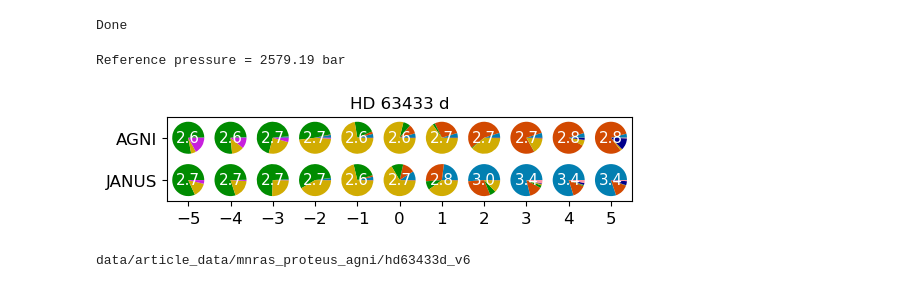
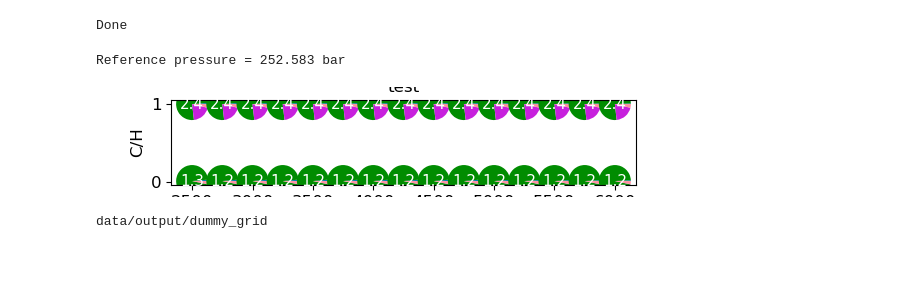
Before and after one commit to nichollsh/proteus_analysis, a Jupyter notebook: composition_pies.ipynb, the cells around one changed output. Saved outputs shown, nothing was run; the diff lists cells and outputs as text; code cells hidden in the pictures; blank space fills up the shorter version.

Commit message:
Removed old code. Updated load_grid.py for new config format

```diff
--- a/composition_pies.ipynb
+++ b/composition_pies.ipynb
@@ -26,7 +32,7 @@ stts = lg.get_statuses(pgrid_dir)
 print(" ")
 
 # Configuration variables
-cvars = lg.load_cvars(cases)
+configs = lg.load_configs(cases)
 
 print(" ")
 
@@ -70,10 +76,9 @@ def make_pies(x,x_lbl, y,y_lbl, control,
     for i in range(len(x)):
         skip_this = False
         for k in control.keys():
-            if k in cvars.keys():
-                if not np.isclose(cvars[k][i],control[k]):
-                    skip_this = True
-                    break
+            if not np.isclose(lg.descend_get(configs[i],k),control[k]):
+                skip_this = True
+                break
         if skip_this:
             continue
         x_plt = np.append(x_plt, x[i])
@@ -88,8 +93,8 @@ def make_pies(x,x_lbl, y,y_lbl, control,
 
     fig,ax = plt.subplots(1,1, figsize=figsize)
 
-    present = np.full(len(lg.volatile_species), False)
-    for j,v in enumerate(lg.volatile_species):
+    present = np.full(len(gas_list), False)
+    for j,v in enumerate(gas_list):
         for i in range(len(x_plt)):
             r = lg.access_hvars(hvars,v+"_vmr",-1)[c_plt[i]]
             if r > 1.0e-30:
@@ -101,11 +106,11 @@ def make_pies(x,x_lbl, y,y_lbl, control,
     for i in range(len(x_plt)):
         ratios = []
         colors = []
-        for j,v in enumerate(lg.volatile_species):
+        for j,v in enumerate(gas_list):
             if not present[j]:
                 continue
             ratios.append(lg.access_hvars(hvars,v+"_vmr",time_idx)[c_plt[i]])
-            colors.append(lg.volatile_colors[v])
+            colors.append(get_colour(v))
         tot = np.sum(ratios)
         if tot < 1.0 - 1e-5:
             raise Exception("Mixing ratios do not sum to unity (sum=%.10f)"%tot)
@@ -138,9 +143,9 @@ def make_pies(x,x_lbl, y,y_lbl, control,
     # Legend
     if plot_legend:
         patches = []
-        for j,v in enumerate(lg.volatile_species):
+        for j,v in enumerate(gas_list):
             if present[j]:
-                patches.append(mpatches.Patch(color=lg.volatile_colors[v], label=lg.volatile_pretty[v]))
+                patches.append(mpatches.Patch(color=get_colour(v), label=latexify(v)))
         leg = ax.legend(handles=patches,loc='upper center', bbox_to_anchor=(0.5, -0.53), ncol=4,
                         title="",fancybox=True, framealpha=0.5, labelspacing=0.2)
         if dark_theme:
@@ -189,19 +194,18 @@ def make_pies(x,x_lbl, y,y_lbl, control,
     plt.show()
 # %%
 # Y-variables
-y = cvars["atmosphere_model"]
-y_lbl = ""
+y = lg.access_configs(configs,"delivery.elements.CH_ratio")
+y_lbl = "C/H"
 logy=False
-ytick = [0,1]
-yticklbl = ["JANUS","AGNI"]
-ylim=[-0.5,1.5]
+ytick = []
+yticklbl = []
+ylim=[]
 
 # X-variables
-x = cvars["fO2_shift_IW"]
-x_lbl = ""
-# x_lbl = "log$_{10}$ (fO$_{2}$ / IW)"
+x = lg.access_configs(configs,"star.dummy.Teff")
+x_lbl = "Teff"
 logx=False
-xtick = np.unique(x)
+xtick = []
 xticklbl = []
 xlim=[]
 
@@ -210,36 +214,35 @@ xlim=[]
 # control = {"mean_distance":0.1, "hydrogen_earth_oceans":1.0}
 control = {}
 
 # Plotting parameters
 plot_controls = False
 plot_casenums = False
 plot_psurf =    True
-# title         = r"$[H]$ = %d ocean%s"%(control["hydrogen_earth_oceans"], "s" if (control["hydrogen_earth_oceans"]!=1) else "" )
-title = "HD 63433 d"
+title = "test"
 r_ref         = 0.4
 figsize = (6,1.1)
 outpath       = "output/recent_pies.pdf"
 plot_legend   = False
-time_idx      = -1
+time_idx      = -5
 dark          = False
 
 if dark:
     COLOR = 'white'
 else:
     COLOR = 'black'
 
 mpl.rcParams['text.color'] = COLOR
 mpl.rcParams['axes.labelcolor'] = COLOR
 mpl.rcParams['xtick.color'] = COLOR
 mpl.rcParams['ytick.color'] = COLOR
 mpl.rcParams['axes.edgecolor'] = COLOR
 
 make_pies(x,x_lbl, y,y_lbl, control, logx=logx, logy=logy, time_idx=time_idx, dark_theme=dark, plot_psurf=plot_psurf,
             ytick=ytick, yticklbl=yticklbl, xtick=xtick, xticklbl=xticklbl, figsize=figsize, ylim=ylim, xlim=xlim,
             plot_casenums=plot_casenums, plot_controls=plot_controls, plot_legend=plot_legend, title=title, r_ref=r_ref, outpath=outpath)
 
 print(pgrid_dir)
 # %% [output]
-Reference pressure = 2579.19 bar
+Reference pressure = 252.583 bar
-[figure, old version]
+[figure, new version]
-data/article_data/mnras_proteus_agni/hd63433d_v6
+data/output/dummy_grid
```
Also changed, not shown: parts of 2 cells of this notebook, 5 other files.
